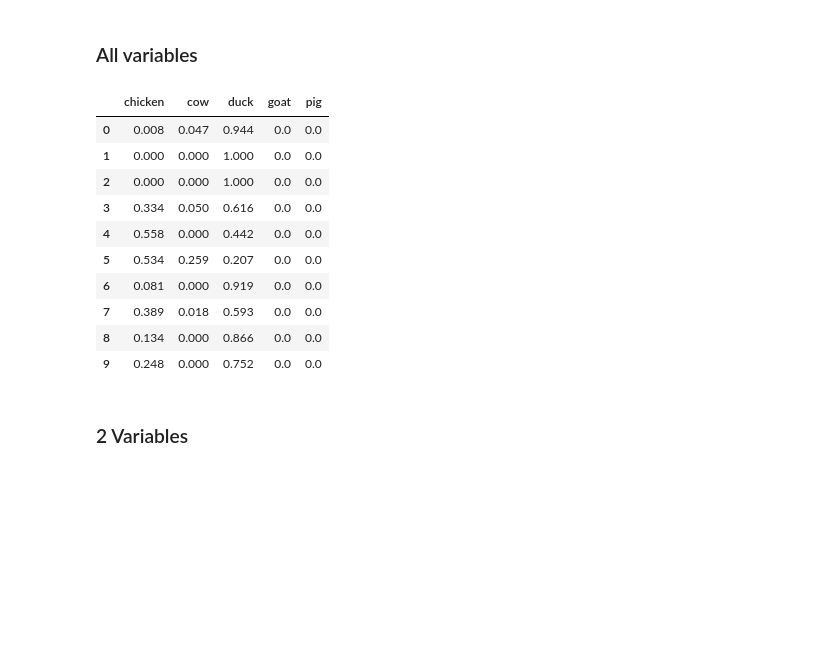
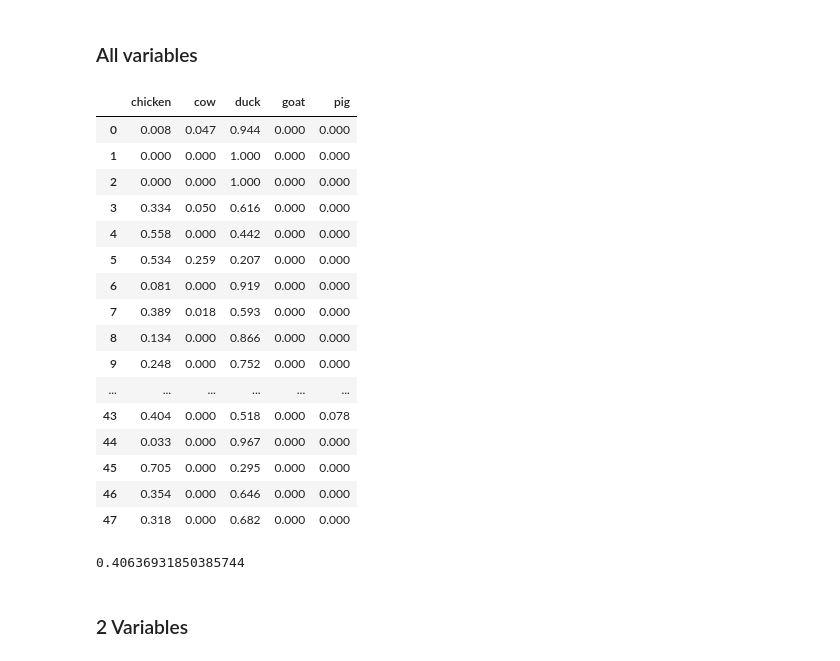
Before and after one commit to ariawahyuw/simulasi-spectra, a Jupyter notebook: Simulasi 3/(OLS) mixture test.ipynb, the cells around one changed output. Drawn from its saved outputs; the diff is of its cells as text; code cells hidden in the pictures; blank space fills up the shorter version.

```diff
--- a/Simulasi 3/(OLS) mixture test.ipynb
+++ b/Simulasi 3/(OLS) mixture test.ipynb
@@ -105,19 +137,35 @@ for i in range(1, pig_chicken_50_50.shape[1]):
     res = minimize(obj, x_init, args=(pig_chicken_50_50.iloc[:, i].values, components.T), bounds=bnds, constraints=cons)
     coef.append(res.x)
 # %%
-pd.DataFrame(coef, columns=['chicken', 'cow', 'duck', 'goat', 'pig']).round(3).head(10)
+pd.DataFrame(coef, columns=['chicken', 'cow', 'duck', 'goat', 'pig']).round(3)
 # %% [output]
 |  | chicken | cow | duck | goat | pig |
-| 0 | 0.008 | 0.047 | 0.944 | 0.0 | 0.0 |
-| 1 | 0.000 | 0.000 | 1.000 | 0.0 | 0.0 |
-| 2 | 0.000 | 0.000 | 1.000 | 0.0 | 0.0 |
-| 3 | 0.334 | 0.050 | 0.616 | 0.0 | 0.0 |
-| 4 | 0.558 | 0.000 | 0.442 | 0.0 | 0.0 |
-| 5 | 0.534 | 0.259 | 0.207 | 0.0 | 0.0 |
-| 6 | 0.081 | 0.000 | 0.919 | 0.0 | 0.0 |
-| 7 | 0.389 | 0.018 | 0.593 | 0.0 | 0.0 |
-| 8 | 0.134 | 0.000 | 0.866 | 0.0 | 0.0 |
-| 9 | 0.248 | 0.000 | 0.752 | 0.0 | 0.0 |
+| 0 | 0.008 | 0.047 | 0.944 | 0.000 | 0.000 |
+| 1 | 0.000 | 0.000 | 1.000 | 0.000 | 0.000 |
+| 2 | 0.000 | 0.000 | 1.000 | 0.000 | 0.000 |
+| 3 | 0.334 | 0.050 | 0.616 | 0.000 | 0.000 |
+| 4 | 0.558 | 0.000 | 0.442 | 0.000 | 0.000 |
+| 5 | 0.534 | 0.259 | 0.207 | 0.000 | 0.000 |
+| 6 | 0.081 | 0.000 | 0.919 | 0.000 | 0.000 |
+| 7 | 0.389 | 0.018 | 0.593 | 0.000 | 0.000 |
+| 8 | 0.134 | 0.000 | 0.866 | 0.000 | 0.000 |
+| 9 | 0.248 | 0.000 | 0.752 | 0.000 | 0.000 |
+| ... | ... | ... | ... | ... | ... |
+| 43 | 0.404 | 0.000 | 0.518 | 0.000 | 0.078 |
+| 44 | 0.033 | 0.000 | 0.967 | 0.000 | 0.000 |
+| 45 | 0.705 | 0.000 | 0.295 | 0.000 | 0.000 |
+| 46 | 0.354 | 0.000 | 0.646 | 0.000 | 0.000 |
+| 47 | 0.318 | 0.000 | 0.682 | 0.000 | 0.000 |
+# %%
+#RMSE
+actual_value = np.full((len(coef), 5), [0.5, 0, 0, 0, 0.5])
+absolute_error = np.abs(actual_value - coef).flatten()
+squared_error = absolute_error ** 2
+mean_squared_error = np.mean(squared_error)
+root_mean_squared_error = np.sqrt(mean_squared_error)
+root_mean_squared_error
+# %% [output]
+0.40636931850385744
 # %% [markdown]
 ### 2 Variables
 # %%
```
Also changed, not shown: parts of 10 cells of this notebook.
